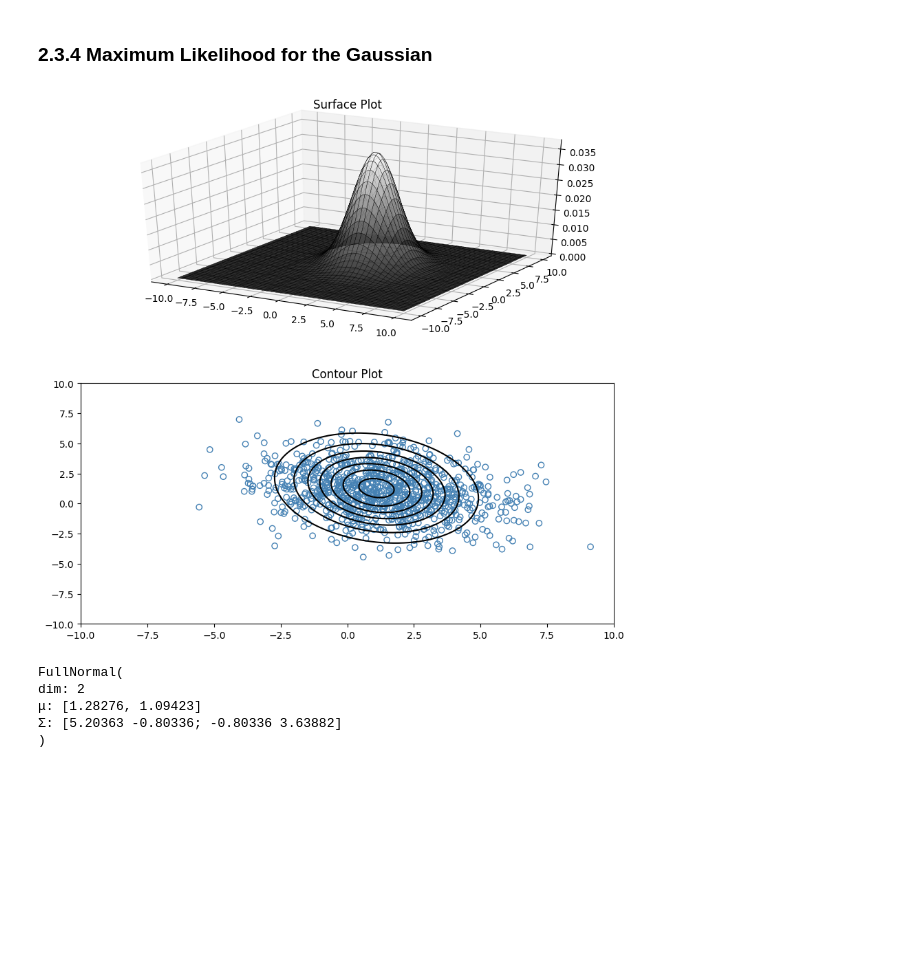
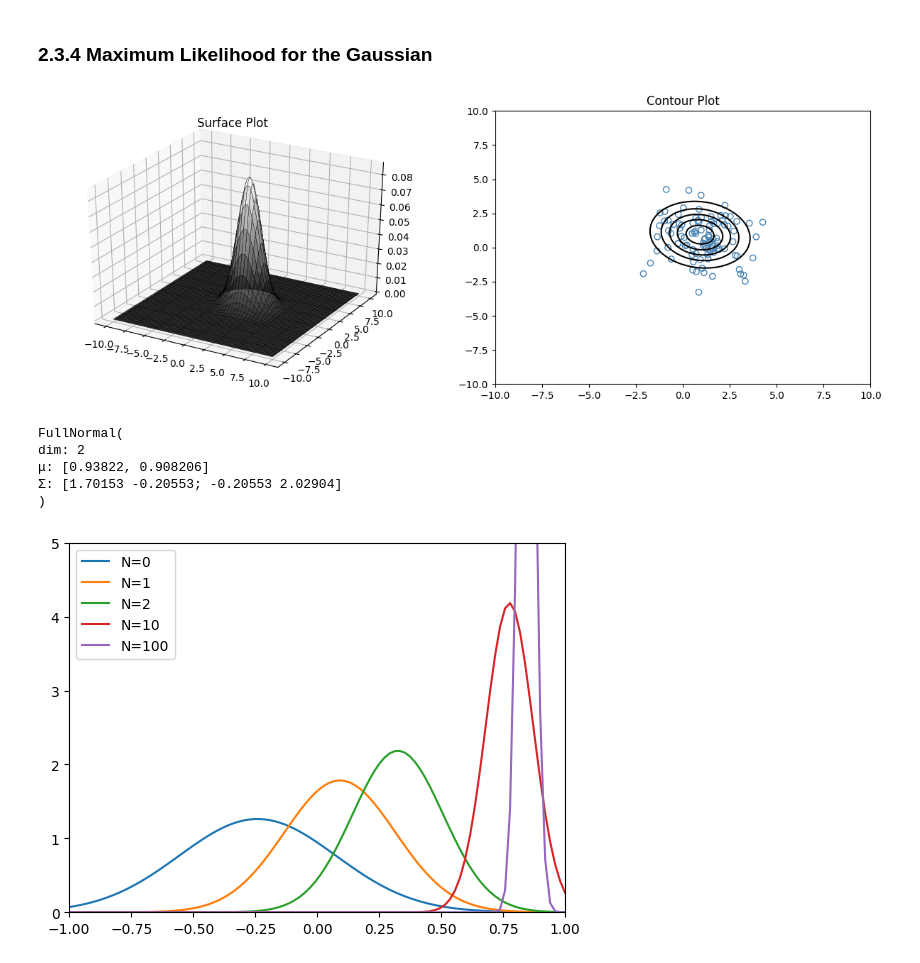
Before and after one commit to szmlb/PRML-jl, a Jupyter notebook: notebooks/ch02_Probability_Distributions.ipynb, the cells around one changed output. Saved outputs shown, nothing was run; the diff lists cells and outputs as text; code cells hidden in the pictures; blank space fills up the shorter version.

Commit message:
Add Bayesian inference for the Gaussian

```diff
--- a/notebooks/ch02_Probability_Distributions.ipynb
+++ b/notebooks/ch02_Probability_Distributions.ipynb
@@ -150,37 +150,101 @@ PyPlot.show()
 # %%
 X = rand(Normal(1.0, 2.0), (2, 100))
 
 gaussian = fit(MvNormal, X)
 println(gaussian)
-data_gaussian = rand(gaussian, 1000)
+data_gaussian = rand(gaussian, 100)
 
 n=100
 x = range(-10, stop=10, length=n)
 y = range(-10, stop=10, length=n)
 xgrid = repeat(x', n, 1)
 ygrid = repeat(y, 1, n)
 
 z = zeros(n, n)
 for i in 1:n
     for j in 1:n
         z[i:i, j:j] .= pdf(gaussian, [x[i]; y[j]])
     end
 end
 
-fig = figure("pyplot_surfaceplot", figsize=(10,10))
-fig.add_subplot(2, 1, 1, projection="3d")
+fig = figure("pyplot_surfaceplot", figsize=(15, 5))
+fig.add_subplot(1, 2, 1, projection="3d")
 PyPlot.plot_surface(xgrid, ygrid, z, rstride=2, edgecolors="k", cstride=2, cmap=ColorMap("gray"), alpha=0.8, linewidth=0.25)
 PyPlot.title("Surface Plot")
 
-fig.add_subplot(2, 1, 2)
+fig.add_subplot(1, 2, 2)
 PyPlot.scatter(data_gaussian[1, :], data_gaussian[2, :], facecolor="none", edgecolor="steelblue")
 PyPlot.contour(xgrid, ygrid, z, colors="black", linewidth=2.0)
 PyPlot.title("Contour Plot")
 PyPlot.show()
 # %% [output]
-[figure, old version]
+[figure, new version]
 FullNormal(
 dim: 2
-μ: [1.28276, 1.09423]
-Σ: [5.20363 -0.80336; -0.80336 3.63882]
+μ: [0.93822, 0.908206]
+Σ: [1.70153 -0.20553; -0.20553 2.02904]
 )
+# %%
+x = range(-1, stop=1, length=100)
+
+function posterior_mu_gaussian(X, m, lambda_mu, lambda)
+
+    N = length(X)
+    lambda_mu_ = N * lambda + lambda_mu
+    m_ = lambda_mu * m
+    for xn in X
+        m_ = m_ + lambda * xn
+    end
+    m_ = m_ / lambda_mu_
+
+    mu = Normal(m_, 1/lambda_mu_^(1/2))
+
+    return mu
+end
+
+m = 0
+sigma_mu = 0.1^(1/2)     # sigma^2=0.1
+lambda_mu = 1/sigma_mu^2 # lambda = 1/sigma^2,
+lambda = lambda_mu
+
+m_data = 0.8
+sigma_data = 0.1^(1/2)   # sigma^2=0.1
+
+mu_prior = Normal(m, sigma_mu)
+mu = rand(mu_prior, 1)
+
+# N=0
+mu_posterior0 = Normal(mu[1], sigma_mu)
+xmu_posterior0 = pdf.(mu_posterior0, x)
+PyPlot.plot(x, xmu_posterior0, label="N=0")
+
+# N=1
+x_data = rand(Normal(m_data, sigma_data), 1)
+mu_posterior1 = posterior_mu_gaussian(x_data, mu[1], lambda_mu, lambda)
+xmu_posterior1 = pdf.(mu_posterior1, x)
+PyPlot.plot(x, xmu_posterior1, label="N=1")
+
+# N=2
+append!(x_data, rand(Normal(m_data, sigma_data), 1))
+mu_posterior2 = posterior_mu_gaussian(x_data, mu[1], lambda_mu, lambda)
+xmu_posterior2 = pdf.(mu_posterior2, x)
+PyPlot.plot(x, xmu_posterior2, label="N=2")
+
+# N=10
+append!(x_data, rand(Normal(m_data, sigma_data), 8))
+mu_posterior3 = posterior_mu_gaussian(x_data, mu[1], lambda_mu, lambda)
+xmu_posterior3 = pdf.(mu_posterior3, x)
+PyPlot.plot(x, xmu_posterior3, label="N=10")
+
+# N=100
+append!(x_data, rand(Normal(m_data, sigma_data), 90))
+mu_posterior4 = posterior_mu_gaussian(x_data, mu[1], lambda_mu, lambda)
+xmu_posterior4 = pdf.(mu_posterior4, x)
+PyPlot.plot(x, xmu_posterior4, label="N=100")
+
+PyPlot.xlim(-1, 1)
+PyPlot.ylim(0, 5)
+PyPlot.legend()
+PyPlot.show()
+# %% [output]
+[figure, added]
```
Also changed, not shown: parts of 1 cell of this notebook.
